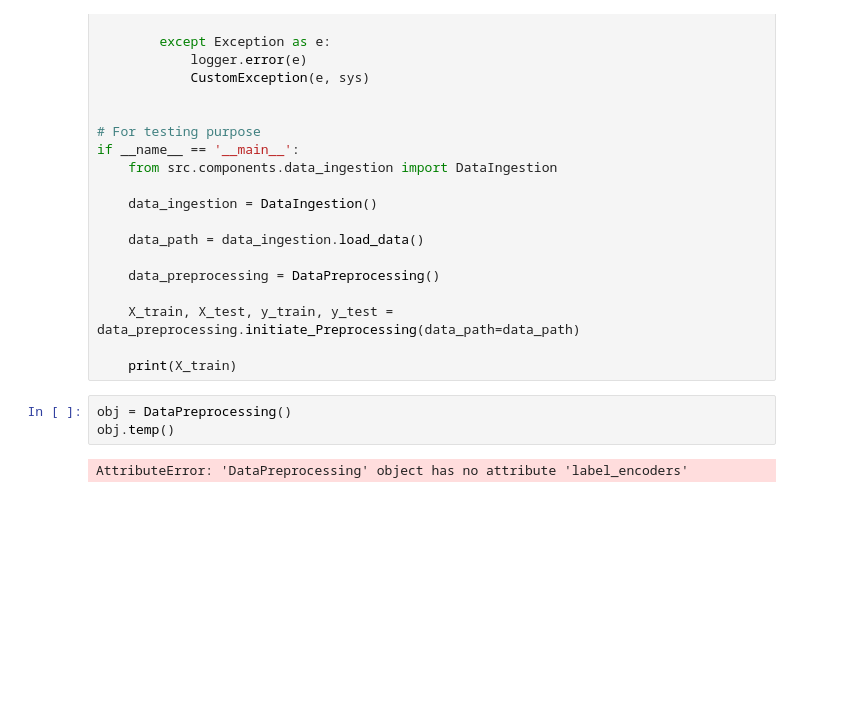
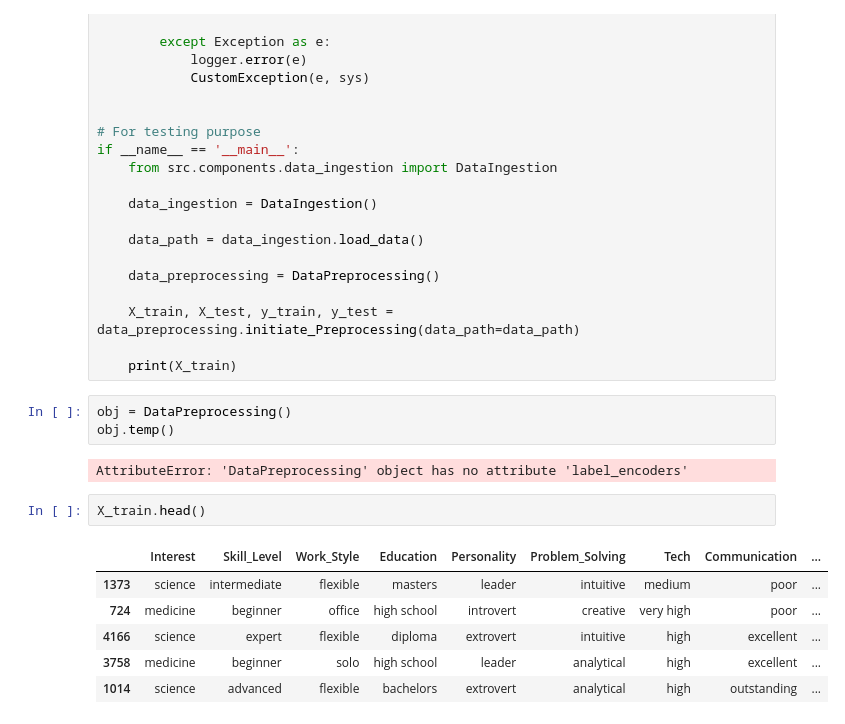
Before and after one commit to anonymous298/Smart-Career-Advisor-AI-Project, a Jupyter notebook: notebooks/experimenting.ipynb, the cells around one changed output. Cells and saved outputs as stored; diff of their text form; blank space fills up the shorter version.

```diff
--- a/notebooks/experimenting.ipynb
+++ b/notebooks/experimenting.ipynb
@@ -465,3 +470,12 @@ obj = DataPreprocessing()
 obj.temp()
 # %% [output]
 AttributeError: 'DataPreprocessing' object has no attribute 'label_encoders'
+# %%
+X_train.head()
+# %% [output]
+|  | Interest | Skill_Level | Work_Style | Education | Personality | Problem_Solving | Tech | Communication | ... |
+| 1373 | science | intermediate | flexible | masters | leader | intuitive | medium | poor | ... |
+| 724 | medicine | beginner | office | high school | introvert | creative | very high | poor | ... |
+| 4166 | science | expert | flexible | diploma | extrovert | intuitive | high | excellent | ... |
+| 3758 | medicine | beginner | solo | high school | leader | analytical | high | excellent | ... |
+| 1014 | science | advanced | flexible | bachelors | extrovert | analytical | high | outstanding | ... |
```
Also changed, not shown: parts of 17 cells of this notebook.
